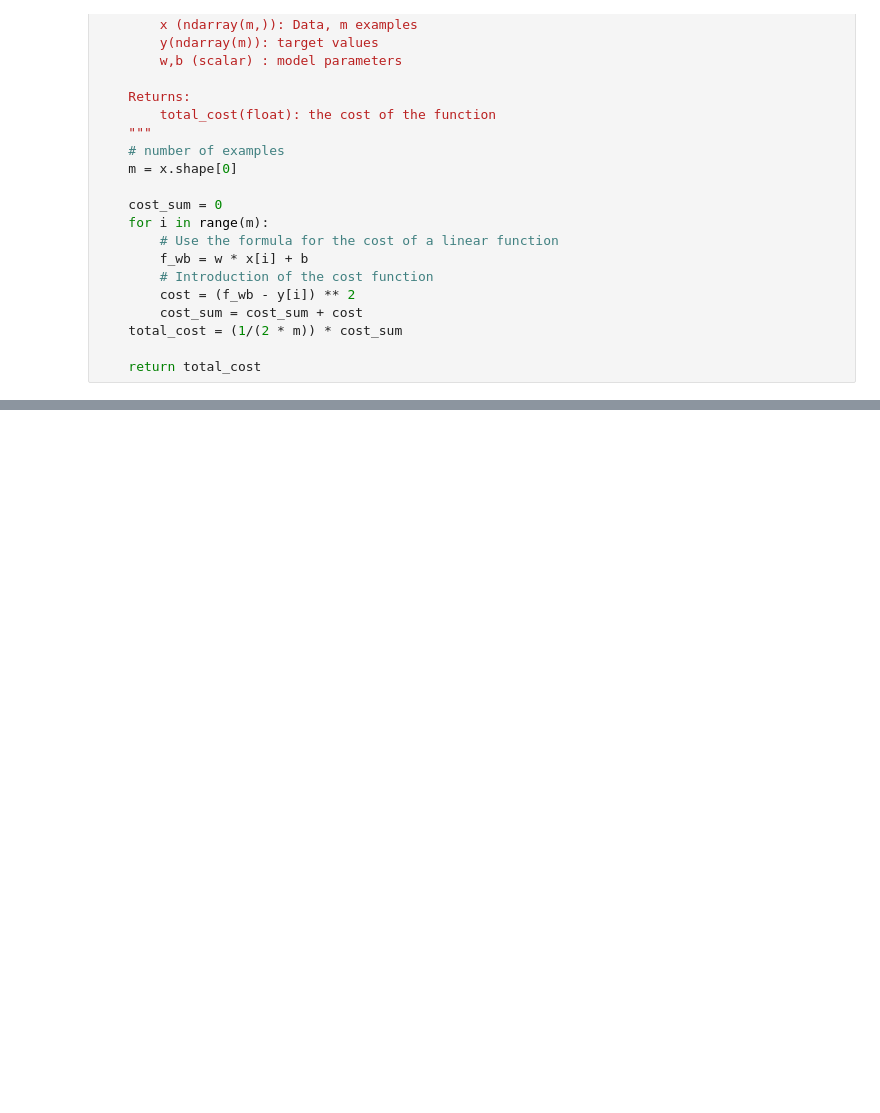
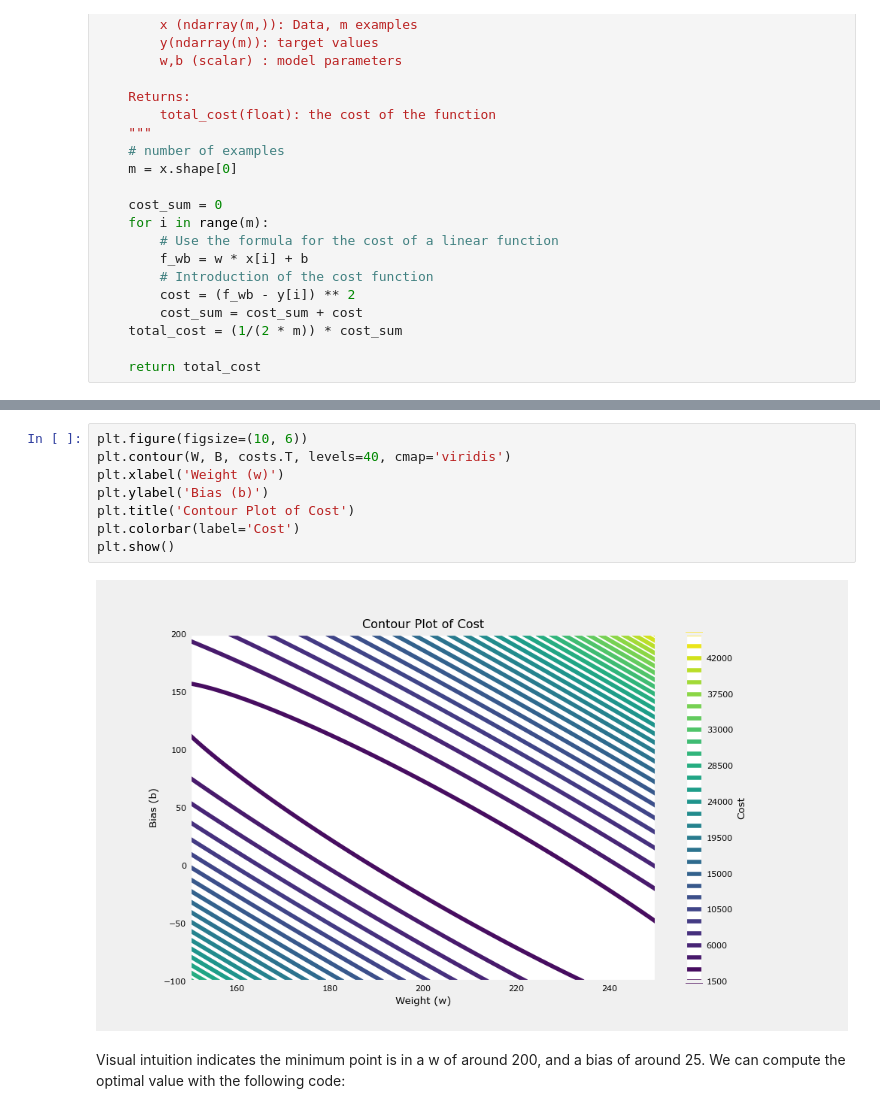
Before and after one commit to Rodmr092/ML-Intro-Andrew-NG, a Jupyter notebook: C1-Supervised ML_Regression and Classification/Week 1/Libreta de prueba.ipynb, the cells around one changed output, grey strips where cells are left out. Drawn from its saved outputs; the diff is of its cells as text; blank space fills up the shorter version.

```diff
--- a/C1-Supervised ML_Regression and Classification/Week 1/Libreta de prueba.ipynb
+++ b/C1-Supervised ML_Regression and Classification/Week 1/Libreta de prueba.ipynb
@@ -75,0 +87,12 @@ plt.show()
+# %%
+plt.figure(figsize=(10, 6))
+plt.contour(W, B, costs.T, levels=40, cmap='viridis')
+plt.xlabel('Weight (w)')
+plt.ylabel('Bias (b)')
+plt.title('Contour Plot of Cost')
+plt.colorbar(label='Cost')
+plt.show()
+# %% [output]
+[figure, added]
+# %% [markdown]
+Visual intuition indicates the minimum point is in a w of around 200, and a bias of around 25. We can compute the optimal value with the following code:
```
Also changed, not shown: parts of 5 cells of this notebook.
